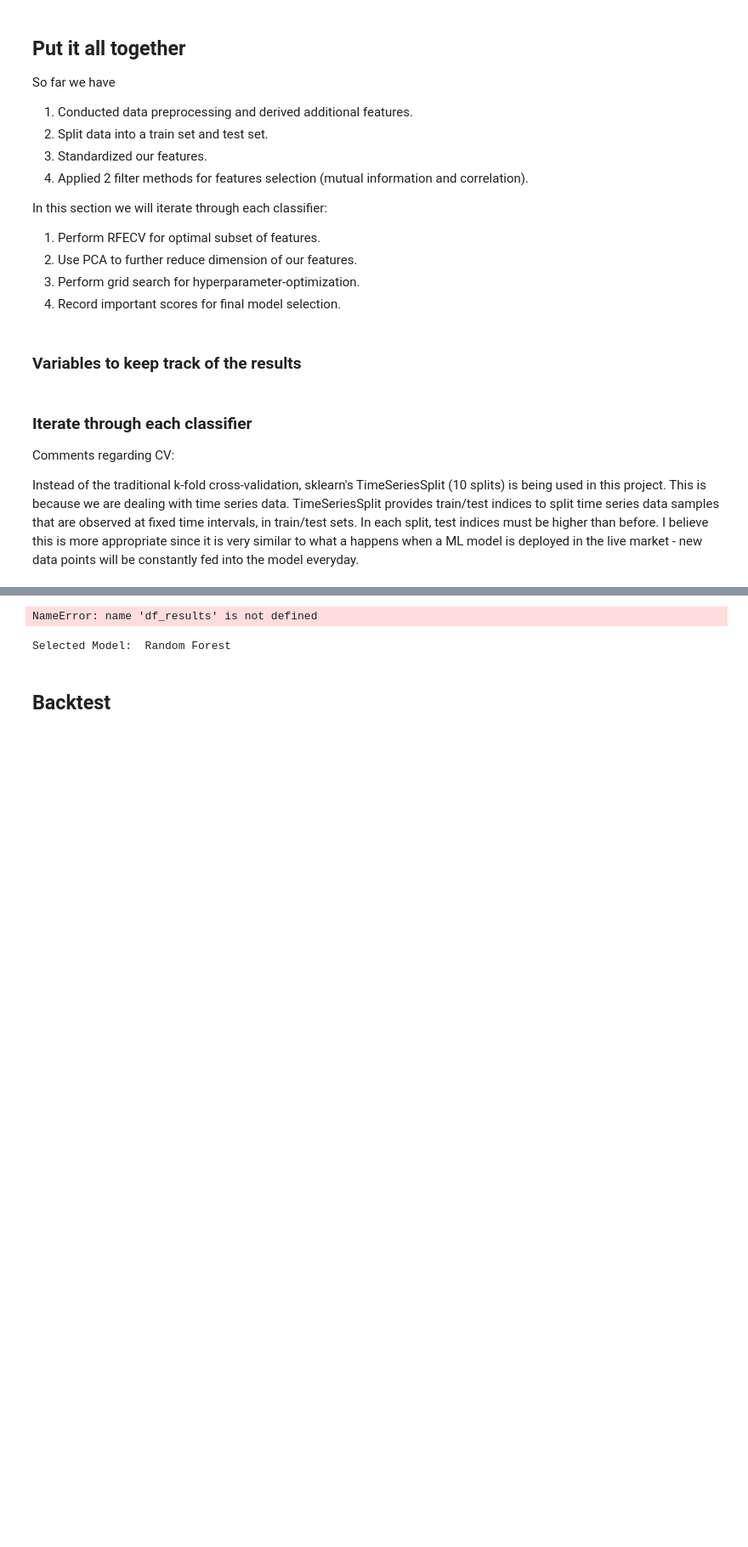
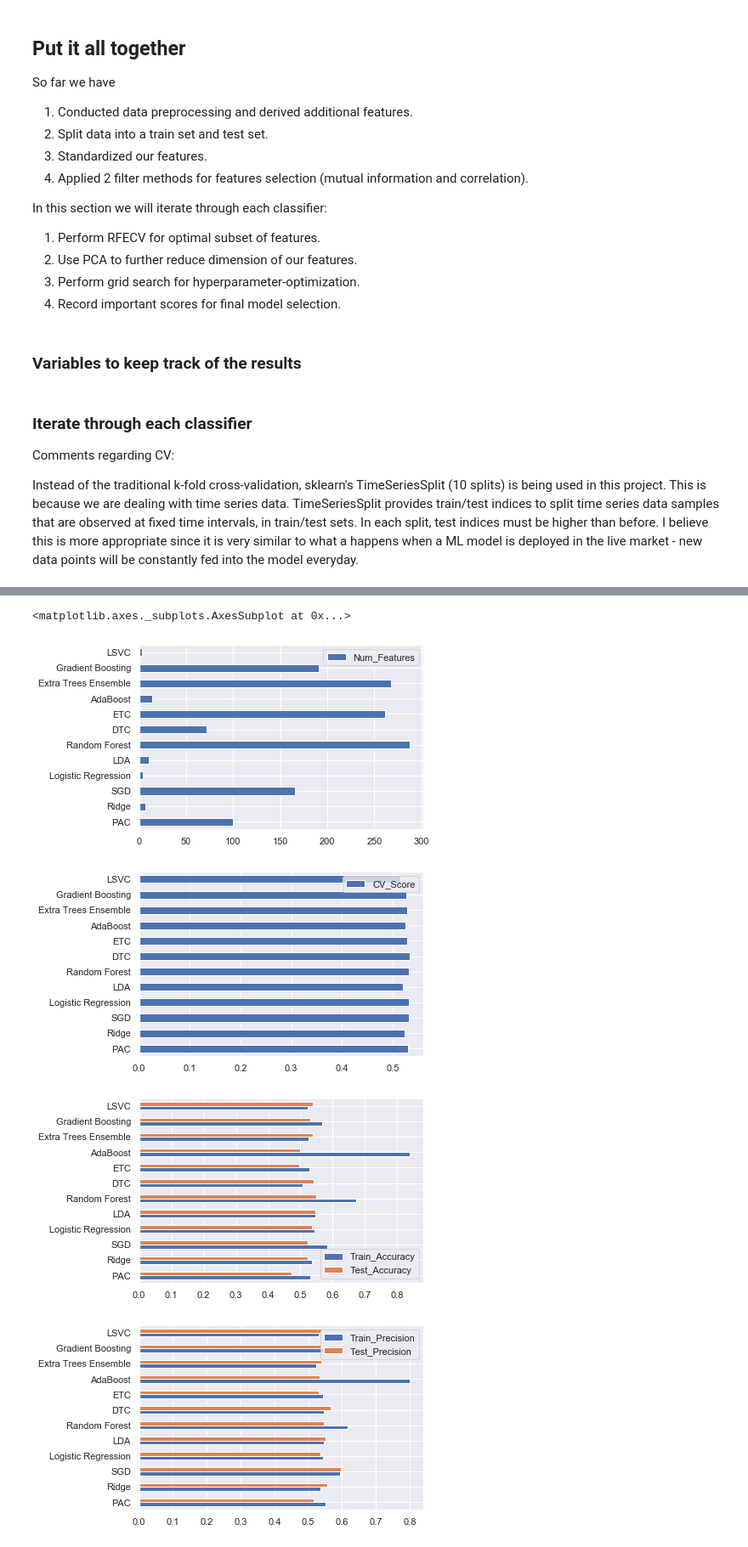
Before and after one commit to Big-Nicks-Stock-Tips/SP500_Classfication_Models, a Jupyter notebook: S&P 500 Classfication Models.ipynb, the cells around one changed output, grey strips where cells are left out. Shown at 85% size. Cells and saved outputs as stored; diff of their text form; code cells hidden in the pictures; blank space fills up the shorter version.

```diff
--- a/S&P 500 Classfication Models.ipynb
+++ b/S&P 500 Classfication Models.ipynb
@@ -356,7 +354,7 @@ Due to the non-linear nature of financial data, mutual information is used as op
 Mutual information (MI) between two random variables is a non-negative value, which measures the dependency between the variables. It is equal to zero if and only if two random variables are independent, and higher values mean higher dependency.
 # %%
 #Initialize and fit selector
-MI_selector = SelectPercentile(mutual_info_classif, percentile=50)#keep the upper 50% of the features based on MI
+MI_selector = SelectPercentile(mutual_info_classif, percentile=60)#Remove the lower 40%
 MI_selector.fit(X_train_standardized,  y_train.values.ravel())
 
 #Transform
@@ -694,14 +634,16 @@ parameters.update({"ETC": {
 ## Model Evaluation
 The performance metrics will include accuracy, precision, recall, F1 score, and AUC. Since our goal is to ultimately turn the predictions into trading signals and the target variable is fairly balanced, accuracy will be the main concern in this research.
 # %%
-def record_performance(df_results,clf_label,GSCV,X_train_PCA,X_test_PCA,y_test,y_train):
+def record_performance(df_results,clf_label,GSCV,X_train_PCA,X_test_PCA,y_train,y_test):
     df = df_results.copy()
     #Predict - IS: In-Sample, OOS: Out-of-Sample
     y_pred_IS = GSCV.predict(X_train_PCA)
     y_pred_OOS= GSCV.predict(X_test_PCA)
 
+    df['CV_Score'][clf_label] = GSCV.best_score_#Retrieve score from cross validation
+
     #Compute Accuracy
-    df['Train_Accuracy (CV Score)'][clf_label] = GSCV.best_score_#Retrieve score from cross validation
+    df['Train_Accuracy'][clf_label] = metrics.accuracy_score(y_train, y_pred_IS)
     df['Test_Accuracy'][clf_label] = metrics.accuracy_score(y_test, y_pred_OOS)
 
     #Compute Precision
@@ -717,8 +659,8 @@ def record_performance(df_results,clf_label,GSCV,X_train_PCA,X_test_PCA,y_test,y
     df['Test_Recall'][clf_label] = metrics.recall_score(y_test, y_pred_OOS)
 
     #Compute F1 Score
-    df['Train_F1_Score'][clf_label] = metrics.f1_score(y_train, y_pred_IS,average='weighted')
-    df['Test_F1_Score'][clf_label] = metrics.f1_score(y_test, y_pred_OOS,average='weighted')
+    df['Train_F1_Score'][clf_label] = metrics.f1_score(y_train, y_pred_IS)
+    df['Test_F1_Score'][clf_label] = metrics.f1_score(y_test, y_pred_OOS)
 
     #Compute AUC
     fpr, tpr, thresholds = metrics.roc_curve(y_train, y_pred_IS)
@@ -726,4 +668,7 @@ def record_performance(df_results,clf_label,GSCV,X_train_PCA,X_test_PCA,y_test,y
     fpr, tpr, thresholds = metrics.roc_curve(y_test, y_pred_OOS)
     df['Test_AUC'][clf_label] = metrics.auc(fpr, tpr)
 
+    print("CV_Score: ",str(df['CV_Score'][clf_label]))
+    print("Test_AUC: ",str(df['Test_AUC'][clf_label]))
+
     return df
@@ -766,26 +778,31 @@ Comments regarding CV:
 Instead of the traditional k-fold cross-validation, sklearn's TimeSeriesSplit (10 splits) is being used in this project. This is because we are dealing with time series data. TimeSeriesSplit provides train/test indices to split time series data samples that are observed at fixed time intervals, in train/test sets. In each split, test indices must be higher than before. I believe this is more appropriate since it is very similar to what a happens when a ML model is deployed in the live market - new data points will be constantly fed into the model everyday.
 # %%
 # Tune and evaluate classifiers
+np.random.seed(1)
+
 for clf_label, clf in classifiers.items():
     # Print message to user
     print(f"Now working on {clf_label}.")
 
     #Define cross validation split method, scoring metric, total variance to keep for PCA, and parameter grid for optimization
     split = TimeSeriesSplit(n_splits=10)
-    score = 'accuracy'
+    score = 'roc_auc'
     totalVariance = 0.99
     param_grid = parameters[clf_label]
 
+
     # 1. Feature Selection: RFECV with clf as the base estimator
-    selector = RFECV(estimator = clf,step=1, cv = split, scoring=score)
-    X_train_RFECV = rfecv.transform(X_train_corr)
-    X_test_RFECV = rfecv.transform(X_test_corr)
+    selector = RFECV(estimator = clf,step=1, cv = split, scoring=score,n_jobs= -1)
+    selector.fit(X_train_corr,y_train.values.ravel())
+    X_train_RFECV = selector.transform(X_train_corr)
+    X_test_RFECV = selector.transform(X_test_corr)
 
     # 2. Dimension Reduction: PCA
     pca = PCA(totalVariance, svd_solver = 'full').fit(X_train_RFECV)
     X_train_PCA = pca.transform(X_train_RFECV)
     X_test_PCA = pca.transform(X_test_RFECV)
 
+    df_results['Num_Features'][clf_label] = pca.n_components_
     # 3. Hyper-parameter Optimization
     GSCV = GridSearchCV(clf,
                         param_grid,
@@ -800,8 +817,11 @@ for clf_label, clf in classifiers.items():
     clf.set_params(**best_params)
 
     # Update performance metrics
-    df_results = record_performance(df_results,clf_label,GSCV,X_test_PCA,X_test_PCA,y_test,y_train)
+    df_results = record_performance(df_results,clf_label,GSCV,X_train_PCA,X_test_PCA,y_train,y_test)
+    df_results = simple_backtest(df_results,clf_label,GSCV,X_train_raw,X_test_raw,y_train,y_test)
 
     # Update feature selection
     df_fs[clf_label]['RFECV'] = selector
     df_fs[clf_label]['PCA'] = pca
+
+    print("------------------------------------------------")
@@ -811,12 +827,0 @@ The performance metrics are summarized below.
-# %%
-sorted_results = df_results.sort_values(by=['Test_Accuracy'])
-sorted_results
-# %% [output]
-NameError: name 'df_results' is not defined
-# %%
-selected_clf = classifiers[sorted_results.index[-1]]
-print("Selected Model: ", sorted_results.index[-1])
-# %% [output]
-Selected Model:  Random Forest
-# %% [markdown]
-## Backtest
@@ -853,0 +830,17 @@ def simple_backtest(df,y_train,y_test,clf, clf_label,cost=0.0001):
+# %%
+# Visualize the results
+df_results.plot.barh(y='Num_Features')
+df_results.plot.barh(y='CV_Score')
+df_results[['Train_Accuracy','Test_Accuracy']].plot.barh()
+df_results[['Train_Precision','Test_Precision']].plot.barh()
+df_results[['Train_Recall','Test_Recall']].plot.barh()
+df_results[['Train_Precision','Test_Precision']].plot.barh()
+df_results[['Train_F1_Score','Test_F1_Score']].plot.barh()
+df_results[['Train_AUC','Test_AUC']].plot.barh()
+df_results[['Train_Sharpe','Test_Sharpe']].plot.barh()
+# %% [output]
+<matplotlib.axes._subplots.AxesSubplot at 0x...>
+[figure, added]
+[figure, added]
+[figure, added]
+[figure, added]
```
Also changed, not shown: parts of 24 cells of this notebook.
